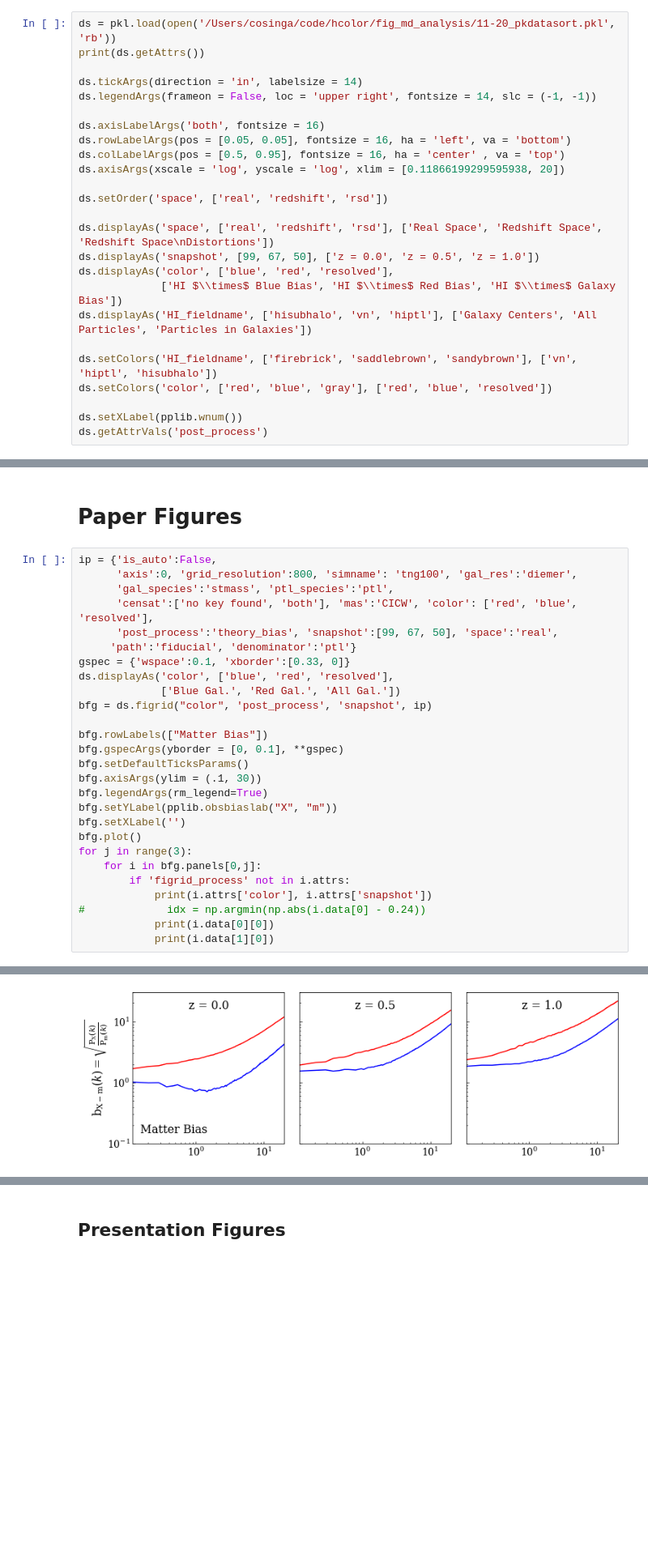
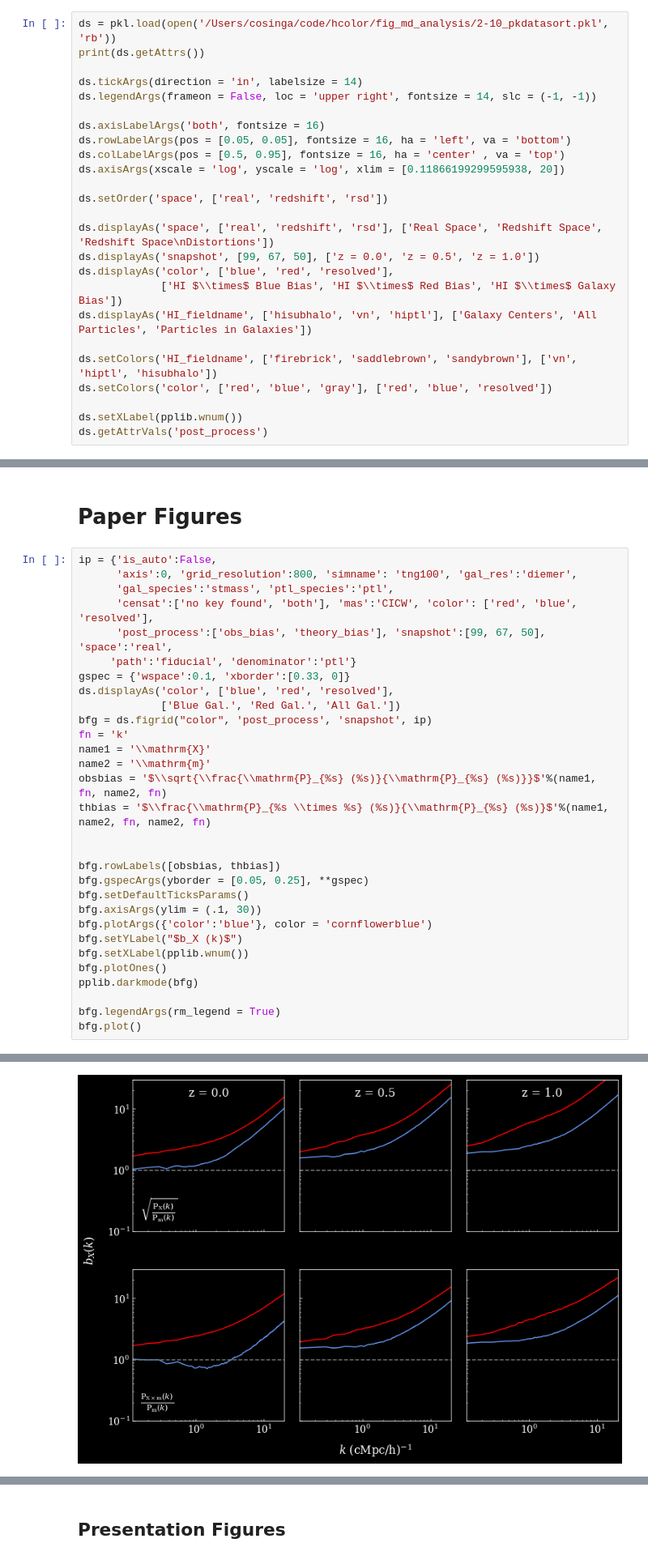
Before and after one commit to calvinosinga/hcolor, a Jupyter notebook: fig_md_analysis/Bias/bias_figures.ipynb, the cells around one changed output, grey strips where cells are left out. Shown at 81% size. Saved outputs shown, nothing was run; the diff lists cells and outputs as text; blank space fills up the shorter version.

```diff
--- a/fig_md_analysis/Bias/bias_figures.ipynb
+++ b/fig_md_analysis/Bias/bias_figures.ipynb
@@ -7,5 +9,5 @@ pplib.imports()
 # %%
-ds = pkl.load(open('/Users/cosinga/code/hcolor/fig_md_analysis/11-20_pkdatasort.pkl', 'rb'))
+ds = pkl.load(open('/Users/cosinga/code/hcolor/fig_md_analysis/2-10_pkdatasort.pkl', 'rb'))
 print(ds.getAttrs())
 
 ds.tickArgs(direction = 'in', labelsize = 14)
@@ -139,26 +178,29 @@ ip = {'is_auto':False,
       'axis':0, 'grid_resolution':800, 'simname': 'tng100', 'gal_res':'diemer',
       'gal_species':'stmass', 'ptl_species':'ptl',
       'censat':['no key found', 'both'], 'mas':'CICW', 'color': ['red', 'blue', 'resolved'],
-      'post_process':'theory_bias', 'snapshot':[99, 67, 50], 'space':'real',
+      'post_process':['obs_bias', 'theory_bias'], 'snapshot':[99, 67, 50], 'space':'real',
      'path':'fiducial', 'denominator':'ptl'}
 gspec = {'wspace':0.1, 'xborder':[0.33, 0]}
 ds.displayAs('color', ['blue', 'red', 'resolved'],
              ['Blue Gal.', 'Red Gal.', 'All Gal.'])
 bfg = ds.figrid("color", 'post_process', 'snapshot', ip)
+fn = 'k'
+name1 = '\\mathrm{X}'
+name2 = '\\mathrm{m}'
+obsbias = '$\\sqrt{\\frac{\\mathrm{P}_{%s} (%s)}{\\mathrm{P}_{%s} (%s)}}$'%(name1, fn, name2, fn)
+thbias = '$\\frac{\\mathrm{P}_{%s \\times %s} (%s)}{\\mathrm{P}_{%s} (%s)}$'%(name1, name2, fn, name2, fn)
 
-bfg.rowLabels(["Matter Bias"])
-bfg.gspecArgs(yborder = [0, 0.1], **gspec)
+
+bfg.rowLabels([obsbias, thbias])
+bfg.gspecArgs(yborder = [0.05, 0.25], **gspec)
 bfg.setDefaultTicksParams()
 bfg.axisArgs(ylim = (.1, 30))
-bfg.legendArgs(rm_legend=True)
-bfg.setYLabel(pplib.obsbiaslab("X", "m"))
-bfg.setXLabel('')
+bfg.plotArgs({'color':'blue'}, color = 'cornflowerblue')
+bfg.setYLabel("$b_X (k)$")
+bfg.setXLabel(pplib.wnum())
+bfg.plotOnes()
+pplib.darkmode(bfg)
+
+bfg.legendArgs(rm_legend = True)
 bfg.plot()
-for j in range(3):
-    for i in bfg.panels[0,j]:
-        if 'figrid_process' not in i.attrs:
-            print(i.attrs['color'], i.attrs['snapshot'])
-#             idx = np.argmin(np.abs(i.data[0] - 0.24))
-            print(i.data[0][0])
-            print(i.data[1][0])
 # %% [output]
@@ -185,4 +209,4 @@ red 50
-[figure, old version]
+[figure, new version]
 # %%
 ip = {'is_auto':False, "HI_fieldname":['vn', 'hiptl'],
       'axis':0, 'grid_resolution':800, 'simname': 'tng100',
```
Also changed, not shown: parts of 10 cells of this notebook, 20 other files.
